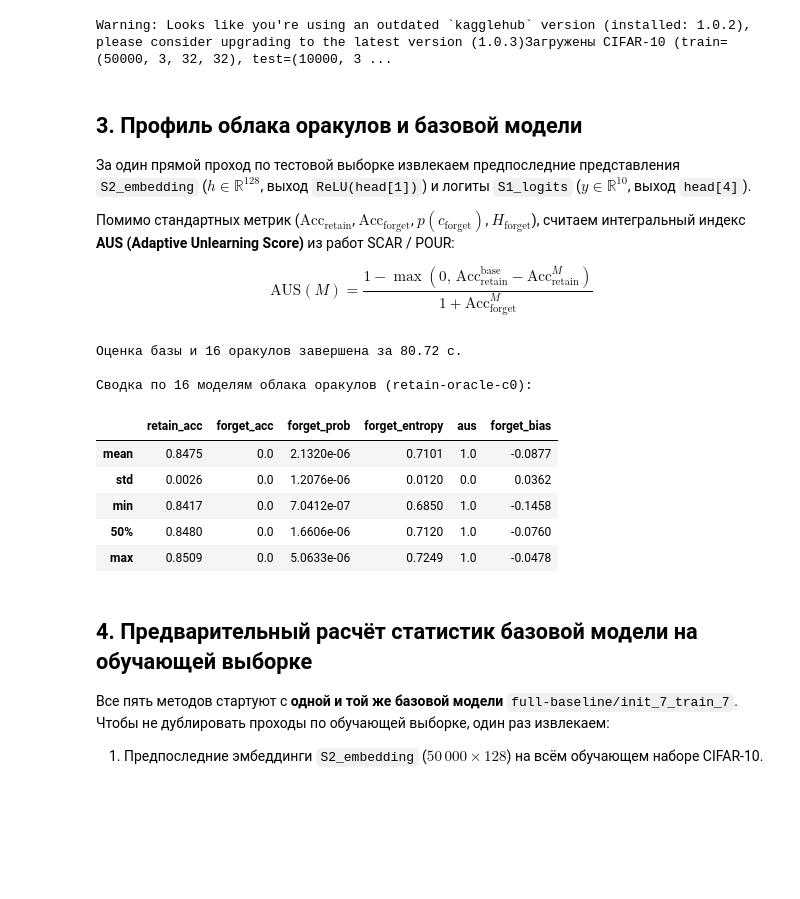
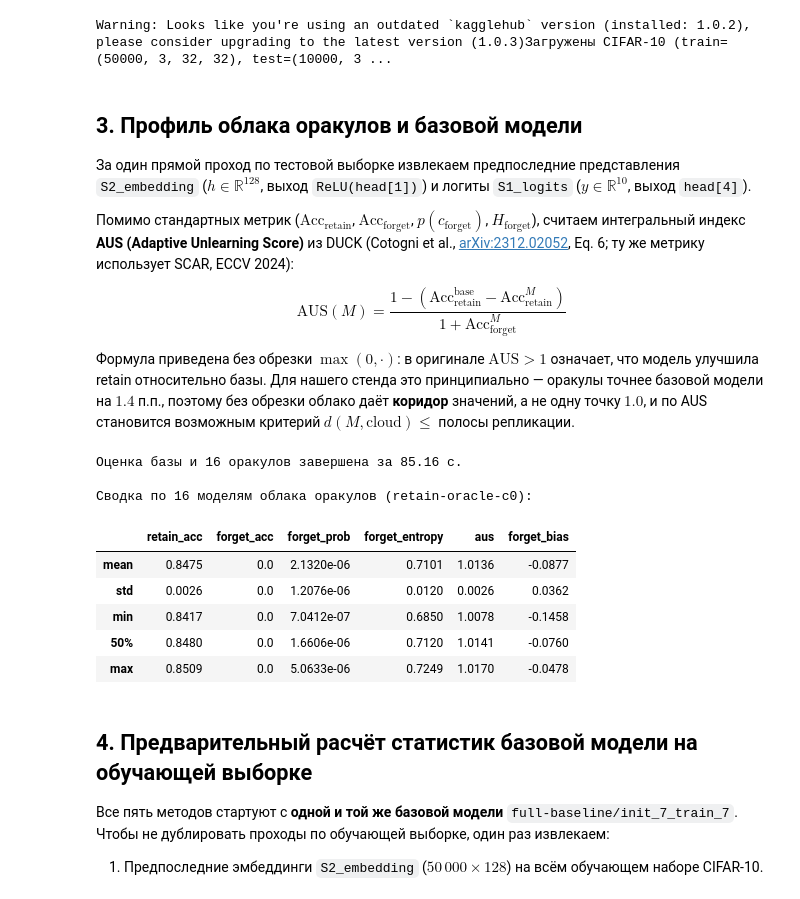
Before and after one commit to Ycalk/MachineUnlearning, a Jupyter notebook: experiments/unlearning_methods/unlearning_methods_comparison.ipynb, the cells around one changed output. Cells and saved outputs as stored; diff of their text form; code cells hidden in the pictures; blank space fills up the shorter version.

```diff
--- a/experiments/unlearning_methods/unlearning_methods_comparison.ipynb
+++ b/experiments/unlearning_methods/unlearning_methods_comparison.ipynb
@@ -205,9 +205,11 @@ Warning: Looks like you're using an outdated `kagglehub` version (installed: 1.0
 
 За один прямой проход по тестовой выборке извлекаем предпоследние представления `S2_embedding` ($h \in \mathbb{R}^{128}$, выход `ReLU(head[1])`) и логиты `S1_logits` ($y \in \mathbb{R}^{10}$, выход `head[4]`).
 
-Помимо стандартных метрик ($\text{Acc}_{\text{retain}}$, $\text{Acc}_{\text{forget}}$, $p(c_{\text{forget}})$, $H_{\text{forget}}$), считаем интегральный индекс **AUS (Adaptive Unlearning Score)** из работ SCAR / POUR:
+Помимо стандартных метрик ($\text{Acc}_{\text{retain}}$, $\text{Acc}_{\text{forget}}$, $p(c_{\text{forget}})$, $H_{\text{forget}}$), считаем интегральный индекс **AUS (Adaptive Unlearning Score)** из DUCK (Cotogni et al., [arXiv:2312.02052](https://arxiv.org/abs/2312.02052), Eq. 6; ту же метрику использует SCAR, ECCV 2024):
 
-$$\text{AUS}(M) = \frac{1 - \max(0,\, \text{Acc}_{\text{retain}}^{\text{base}} - \text{Acc}_{\text{retain}}^{M})}{1 + \text{Acc}_{\text{forget}}^{M}}$$
+$$\text{AUS}(M) = \frac{1 - \left(\text{Acc}_{\text{retain}}^{\text{base}} - \text{Acc}_{\text{retain}}^{M}\right)}{1 + \text{Acc}_{\text{forget}}^{M}}$$
+
+Формула приведена без обрезки $\max(0,\cdot)$: в оригинале $\text{AUS} > 1$ означает, что модель улучшила retain относительно базы. Для нашего стенда это принципиально — оракулы точнее базовой модели на $1.4$ п.п., поэтому без обрезки облако даёт **коридор** значений, а не одну точку $1.0$, и по AUS становится возможным критерий $d(M, \text{cloud}) \le$ полосы репликации.
 # %%
 @dataclass(frozen=True)
 class ModelEvaluation:
@@ -277,7 +279,9 @@ def evaluate_model(
     )
 
     ref_r_acc = retain_acc if base_retain_acc is None else base_retain_acc
-    drop_r = max(0.0, ref_r_acc - retain_acc)
+    # AUS из DUCK (arXiv:2312.02052, Eq. 6) без обрезки max(0, .):
+    # улучшение retain относительно базы даёт AUS > 1, как у оракулов.
+    drop_r = ref_r_acc - retain_acc
     aus = (1.0 - drop_r) / (1.0 + forget_acc)
 
     counts = torch.bincount(preds[f_mask], minlength=NUM_CLASSES).float()
@@ -316,39 +320,39 @@ oracle_evals: dict[str, ModelEvaluation] = {
         oracle_model,
         test_x,
         test_y,
         base_retain_acc=base_eval.retain_acc,
     )
     for run_name, oracle_model in oracle_cloud.items()
 }
 
 oracle_df = pd.DataFrame(
     [
         {
             "run_name": name,
             "retain_acc": ev.retain_acc,
             "forget_acc": ev.forget_acc,
             "forget_prob": ev.forget_prob,
             "forget_entropy": ev.forget_entropy,
             "aus": ev.aus,
             "forget_bias": ev.forget_bias,
         }
         for name, ev in oracle_evals.items()
     ]
 )
 
 print(f"Оценка базы и 16 оракулов завершена за {time.perf_counter() - t0:.2f} с.\n")
 print("Сводка по 16 моделям облака оракулов (retain-oracle-c0):")
 display(oracle_df.describe().loc[["mean", "std", "min", "50%", "max"]])
 # %% [output]
-Оценка базы и 16 оракулов завершена за 80.72 с.
+Оценка базы и 16 оракулов завершена за 85.16 с.
 
 Сводка по 16 моделям облака оракулов (retain-oracle-c0):
 |  | retain_acc | forget_acc | forget_prob | forget_entropy | aus | forget_bias |
-| mean | 0.8475 | 0.0 | 2.1320e-06 | 0.7101 | 1.0 | -0.0877 |
-| std | 0.0026 | 0.0 | 1.2076e-06 | 0.0120 | 0.0 | 0.0362 |
-| min | 0.8417 | 0.0 | 7.0412e-07 | 0.6850 | 1.0 | -0.1458 |
-| 50% | 0.8480 | 0.0 | 1.6606e-06 | 0.7120 | 1.0 | -0.0760 |
-| max | 0.8509 | 0.0 | 5.0633e-06 | 0.7249 | 1.0 | -0.0478 |
+| mean | 0.8475 | 0.0 | 2.1320e-06 | 0.7101 | 1.0136 | -0.0877 |
+| std | 0.0026 | 0.0 | 1.2076e-06 | 0.0120 | 0.0026 | 0.0362 |
+| min | 0.8417 | 0.0 | 7.0412e-07 | 0.6850 | 1.0078 | -0.1458 |
+| 50% | 0.8480 | 0.0 | 1.6606e-06 | 0.7120 | 1.0141 | -0.0760 |
+| max | 0.8509 | 0.0 | 5.0633e-06 | 0.7249 | 1.0170 | -0.0478 |
 # %% [markdown]
 ## 4. Предварительный расчёт статистик базовой модели на обучающей выборке
 
```
Also changed, not shown: parts of 8 cells of this notebook.
